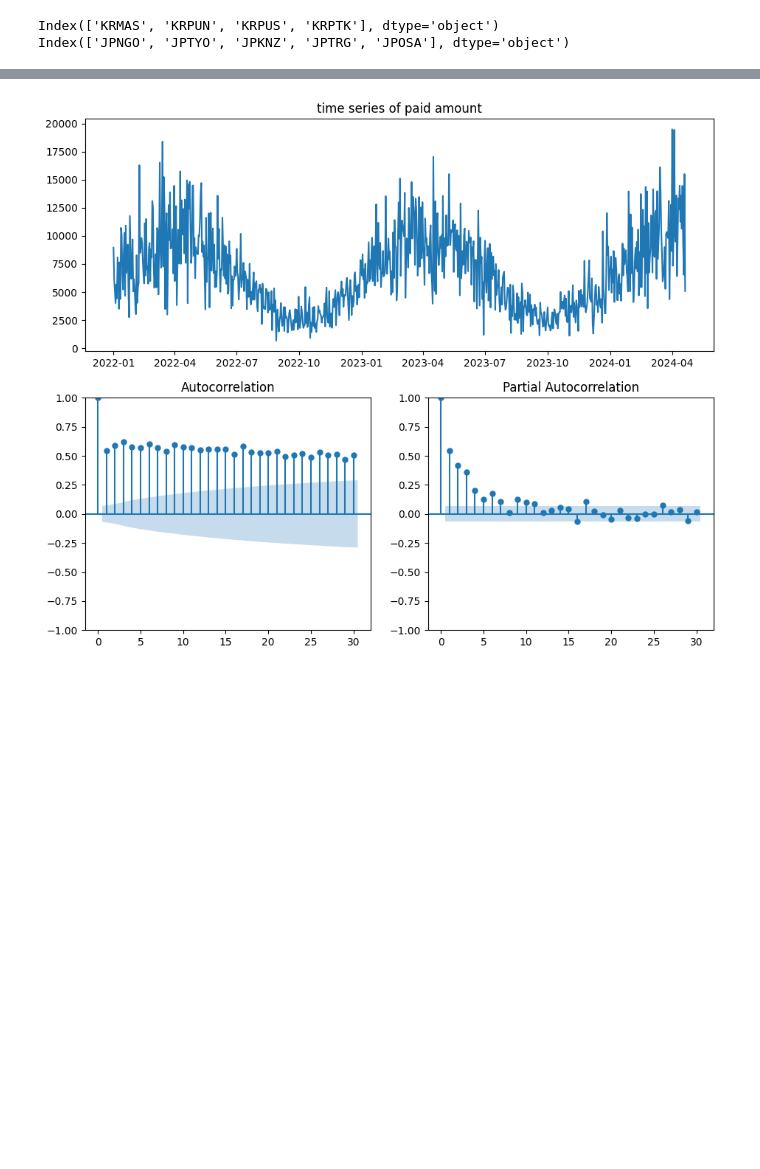
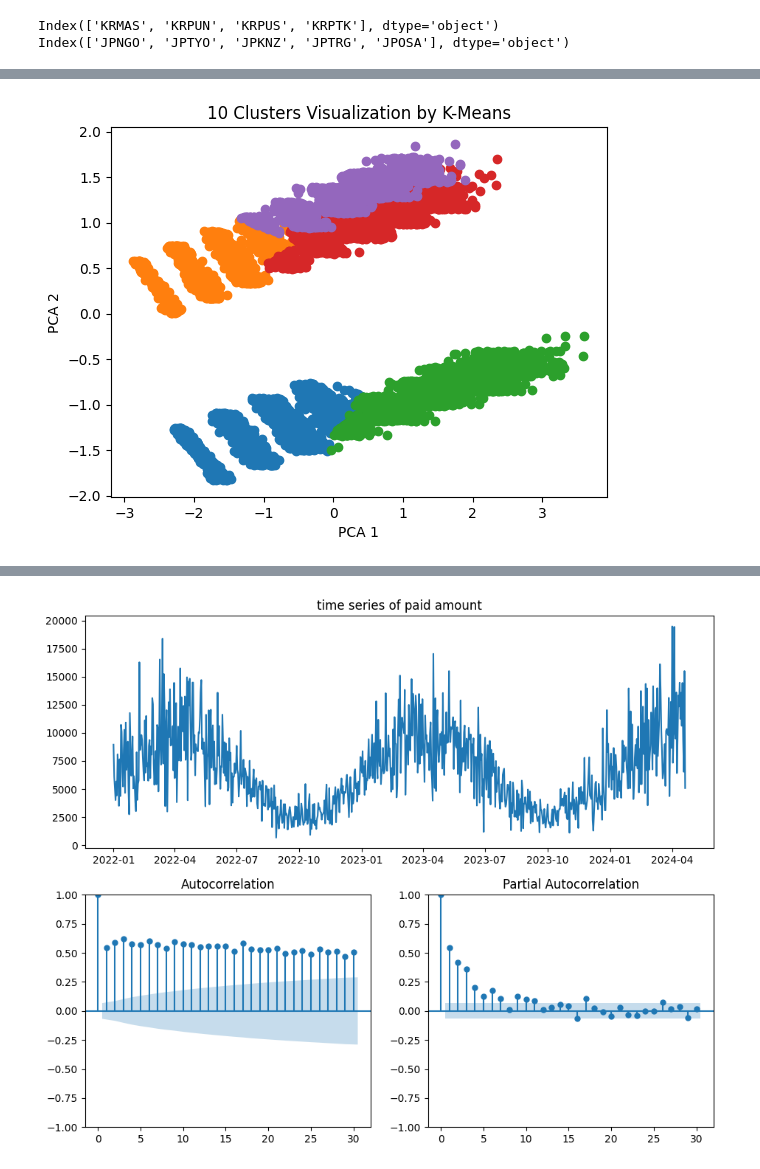
Before and after one commit to tglkwon/DataAnalysis, a Jupyter notebook: EDA.ipynb, the cells around one changed output, grey strips where cells are left out. Cells and saved outputs as stored; diff of their text form; code cells hidden in the pictures; blank space fills up the shorter version.

```diff
--- a/EDA.ipynb
+++ b/EDA.ipynb
@@ -340,3 +352,88 @@ Scatter Matrix Plot
 PIE Chart of for Target:
 [figure]
 [figure]
+# %%
+# -------------------------------------------------------------------------
+# 2.1 군집화
+# -------------------------------------------------------------------------
+
+# 2.1.1 군집화 방법 비교 - K-Means, Mean Shift, DBSCAN, Agglomerative Hierarchical Clustering
+
+feature_names = ['is_coc', 'cargo_weight', 'teu', 'paid_amount']
+X = dataset[feature_names]
+X = StandardScaler().fit_transform(X)
+# 4개의 속성을 2차원 평면에 그리기 위해 PCA로 2개로 차원 축소
+pca = PCA(n_components=2)
+pca_transformed = pca.fit_transform(X)
+
+dataset['pca_x'] = pca_transformed[:,0]
+dataset['pca_y'] = pca_transformed[:,1]
+
+n_clusters = 6
+
+# 2.1.1.1 KMeans
+def cluster_KMeans():
+    km = KMeans(n_clusters=n_clusters, init='k-means++')
+    km.fit_transform(X)
+    dataset['kmcluster']= km.labels_
+    print('K-Means')
+    print(km.labels_)
+
+    for i in range(0,n_clusters-1):
+        marker_ind = dataset[dataset['kmcluster']==i].index
+
+        plt.scatter(x=dataset.loc[marker_ind,'pca_x'], y=dataset.loc[marker_ind,'pca_y'])
+
+    plt.xlabel('PCA 1')
+    plt.ylabel('PCA 2')
+    plt.title('10 Clusters Visualization by K-Means')
+    plt.show()
+
+cluster_KMeans()
+
+# 2.1.1.2 DBSCAN
+def cluster_DBSCAN():
+    dbscan = DBSCAN(eps=0.5, min_samples=n_clusters)
+    dbscan.fit(X)
+
+    dataset['dbscancluster']= dbscan.labels_
+    print('DBSCAN')
+    print(dbscan.labels_)
+
+    for i in range(0,n_clusters-1):
+        marker_ind = dataset[dataset['dbscancluster']==i].index
+
+        plt.scatter(x=dataset.loc[marker_ind,'pca_x'], y=dataset.loc[marker_ind,'pca_y'])
+
+    plt.xlabel('PCA 1')
+    plt.ylabel('PCA 2')
+    plt.title('10 Clusters Visualization by DBSCAN')
+    plt.show()
+
+cluster_DBSCAN()
+
+# 2.1.1.3 Agglogmerative Clustering : 가장 가까운 2개부터 묶어보면서 거리를 늘려가는 방식
+def cluster_Agglogmerative():
+    agg = AgglomerativeClustering(n_clusters=n_clusters)
+    agg.fit(X)
+
+    dataset['aggcluster']= agg.labels_
+    print('Agglogmerative')
+    print(agg.labels_)
+
+    for i in range(0,n_clusters-1):
+        marker_ind = dataset[dataset['aggcluster']==i].index
+
+        plt.scatter(x=dataset.loc[marker_ind,'pca_x'], y=dataset.loc[marker_ind,'pca_y'])
+
+    plt.xlabel('PCA 1')
+    plt.ylabel('PCA 2')
+    plt.title('10 Clusters Visualization by Agglogmerative Hierarchical Clustering')
+    plt.show()
+
+cluster_Agglogmerative()
+
+# 2.1.3 군집화 결과에 대한 해석
+# 크게 2개의 cluster로 나뉘는 모습은 Container 유무(is_coc)에 따른 paid_amount의 차이로 보이며
+# 각 cluster가 선형을 보이는 모습은 teu에 따른 paid_amount의 관계로 보임
+# %% [output]
@@ -342,0 +442 @@ PIE Chart of for Target:
+[figure, added]
```
Also changed, not shown: parts of 11 cells of this notebook, 4 other files.
